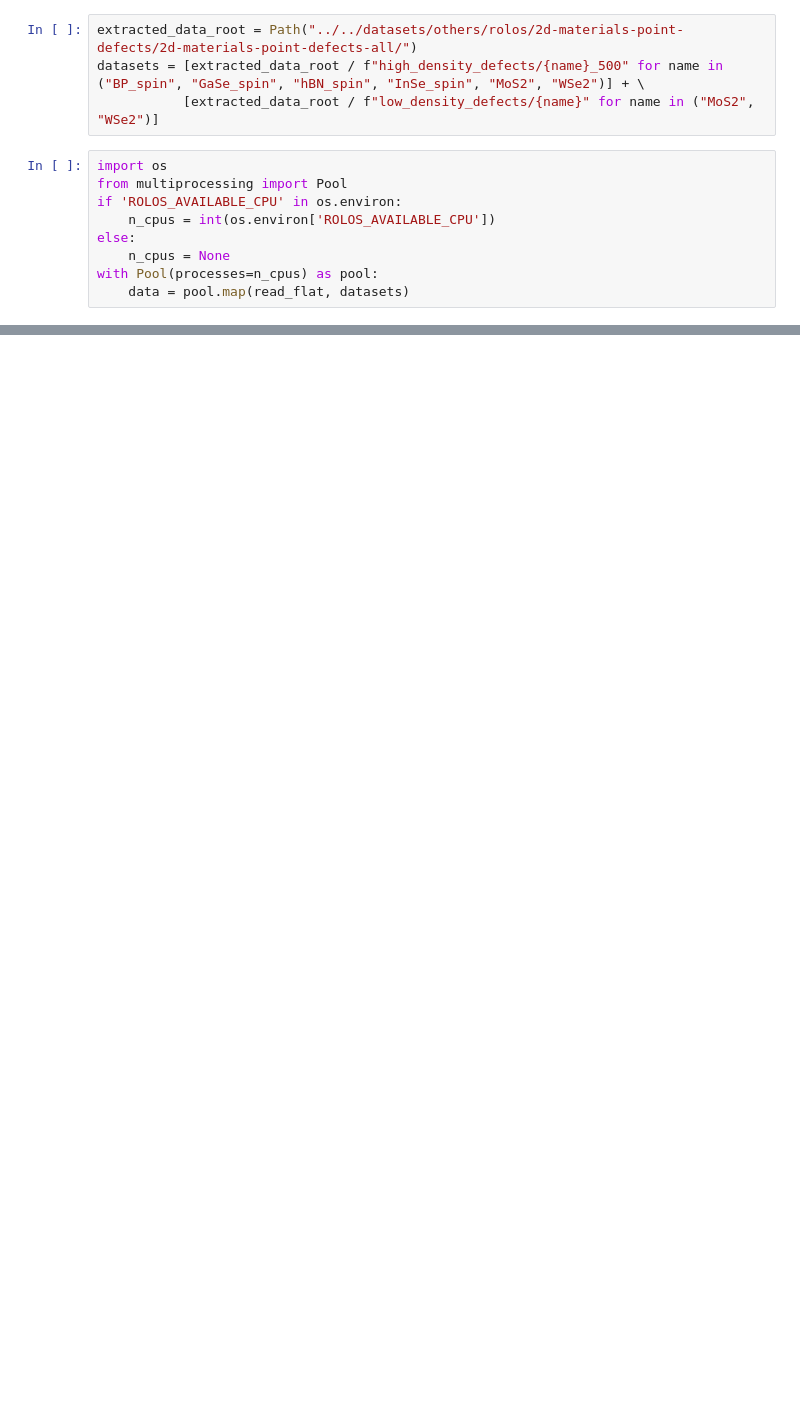
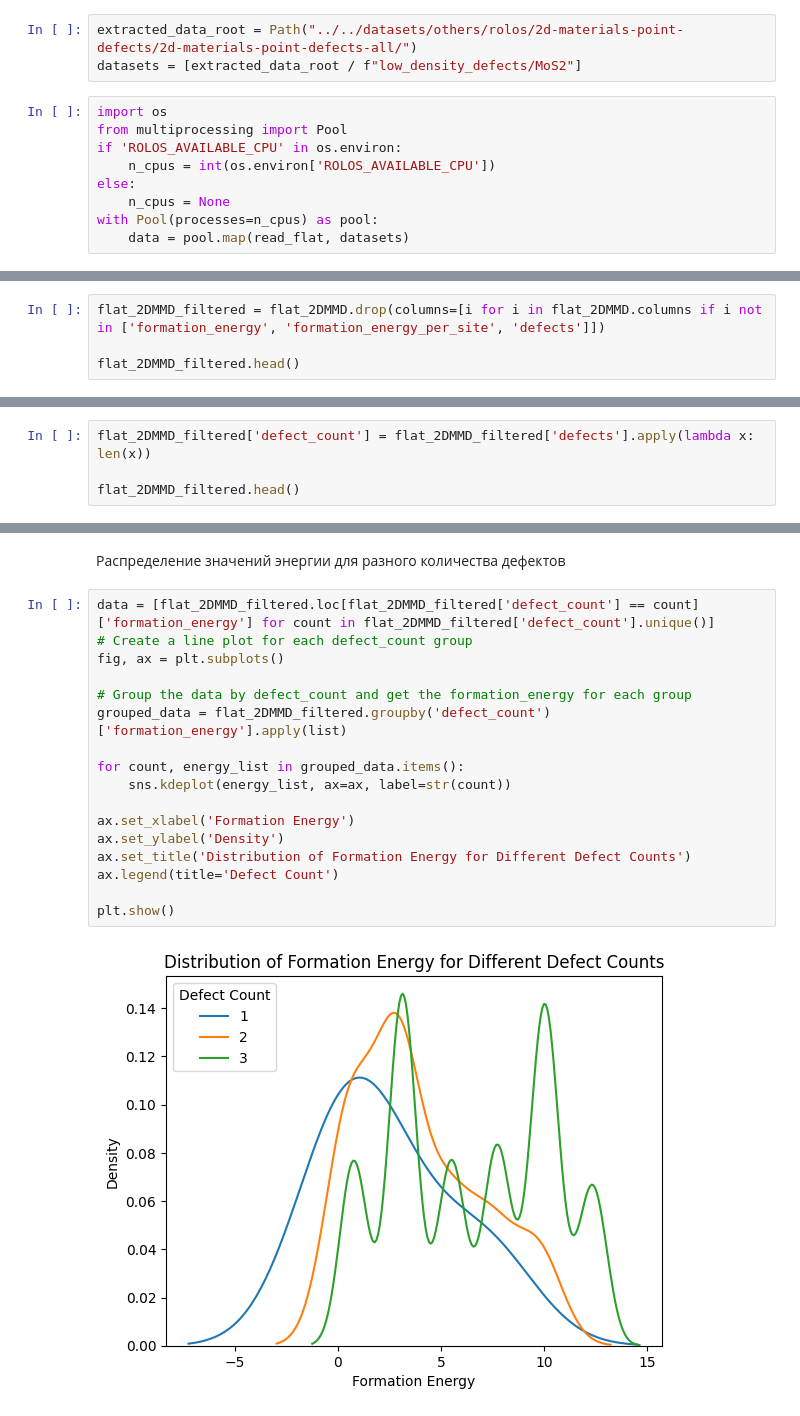
Before and after one commit to RuslanGaliullin/course_progect_23-24, a Jupyter notebook: notebooks/standalone_data_reading_example/data_loading_example.ipynb, the cells around one changed output, grey strips where cells are left out. Cells and saved outputs as stored; diff of their text form; blank space fills up the shorter version.

```diff
--- a/notebooks/standalone_data_reading_example/data_loading_example.ipynb
+++ b/notebooks/standalone_data_reading_example/data_loading_example.ipynb
@@ -374,8 +417,7 @@ list(vasp_folder.iterdir())
 # Load all the structures
 # %%
 extracted_data_root = Path("../../datasets/others/rolos/2d-materials-point-defects/2d-materials-point-defects-all/")
-datasets = [extracted_data_root / f"high_density_defects/{name}_500" for name in ("BP_spin", "GaSe_spin", "hBN_spin", "InSe_spin", "MoS2", "WSe2")] + \
-           [extracted_data_root / f"low_density_defects/{name}" for name in ("MoS2", "WSe2")]
+datasets = [extracted_data_root / f"low_density_defects/MoS2"]
 # %%
 import os
 from multiprocessing import Pool
@@ -393,0 +457,4 @@ Loaded 14866 structures
+# %%
+flat_2DMMD_filtered = flat_2DMMD.drop(columns=[i for i in flat_2DMMD.columns if i not in ['formation_energy', 'formation_energy_per_site', 'defects']])
+
+flat_2DMMD_filtered.head()
@@ -393,0 +471,4 @@ Loaded 14866 structures
+# %%
+flat_2DMMD_filtered['defect_count'] = flat_2DMMD_filtered['defects'].apply(lambda x: len(x))
+
+flat_2DMMD_filtered.head()
@@ -393,0 +478,21 @@ Loaded 14866 structures
+# %% [markdown]
+Распределение значений энергии для разного количества дефектов
+# %%
+data = [flat_2DMMD_filtered.loc[flat_2DMMD_filtered['defect_count'] == count]['formation_energy'] for count in flat_2DMMD_filtered['defect_count'].unique()]
+# Create a line plot for each defect_count group
+fig, ax = plt.subplots()
+
+# Group the data by defect_count and get the formation_energy for each group
+grouped_data = flat_2DMMD_filtered.groupby('defect_count')['formation_energy'].apply(list)
+
+for count, energy_list in grouped_data.items():
+    sns.kdeplot(energy_list, ax=ax, label=str(count))
+
+ax.set_xlabel('Formation Energy')
+ax.set_ylabel('Density')
+ax.set_title('Distribution of Formation Energy for Different Defect Counts')
+ax.legend(title='Defect Count')
+
+plt.show()
+# %% [output]
+[figure, added]
```
Also changed, not shown: parts of 40 cells of this notebook, 5 other files.
